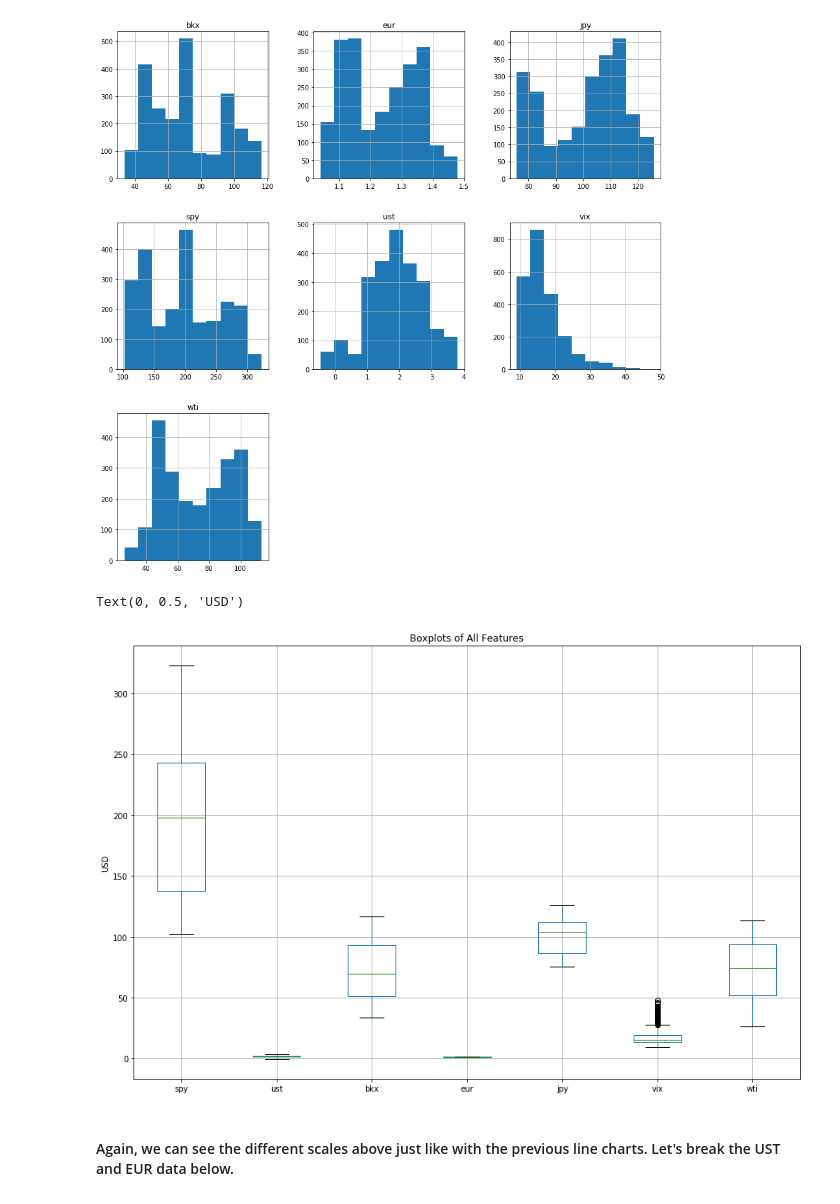
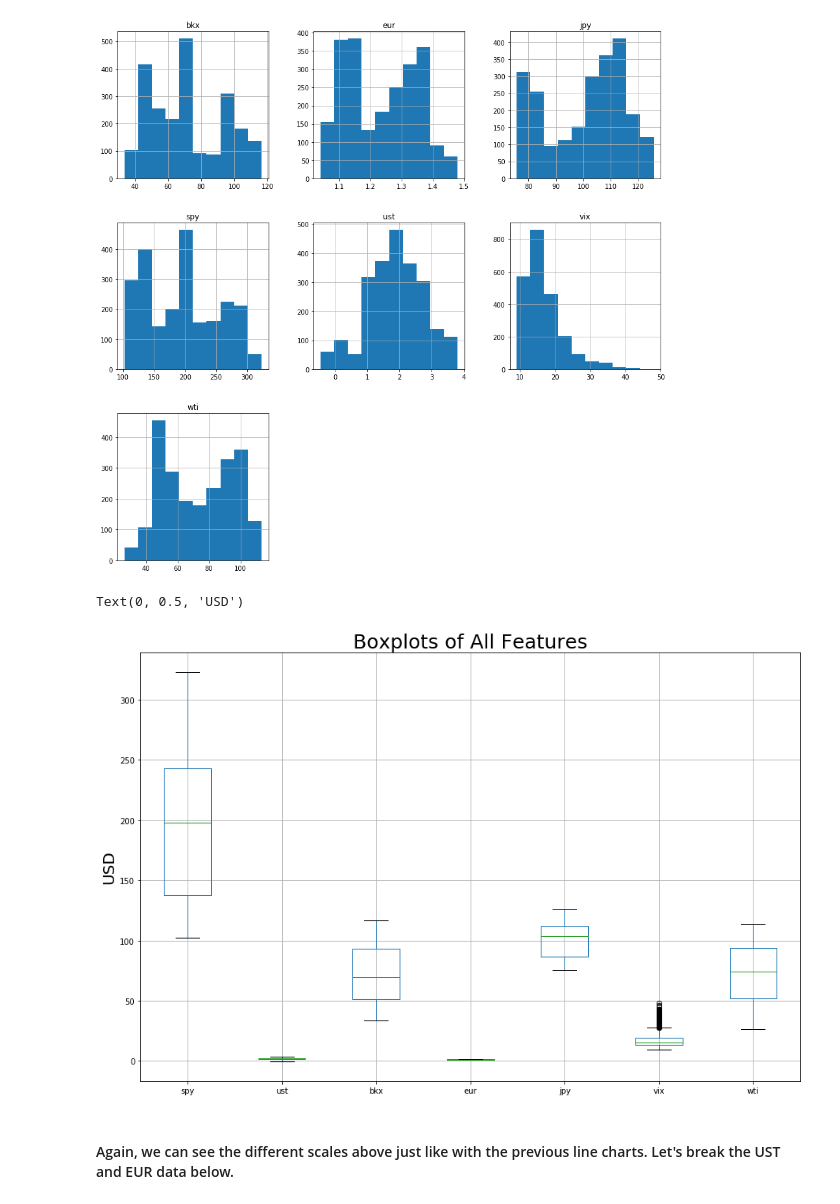
Before and after one commit to justinbosscher/SPY_model, a Jupyter notebook: SPY_model.ipynb, the cells around one changed output. Saved outputs shown, nothing was run; the diff lists cells and outputs as text; code cells hidden in the pictures.

```diff
--- a/SPY_model.ipynb
+++ b/SPY_model.ipynb
@@ -430,11 +430,11 @@ Text(0.5, 1.0, 'Histograms of All Features')
 # %%
 # Boxplots
 total_df.boxplot(figsize=(15,10))
-plt.title('Boxplots of All Features')
-plt.ylabel('USD')
+plt.title('Boxplots of All Features', size=25)
+plt.ylabel('USD', size=20)
 # %% [output]
 Text(0, 0.5, 'USD')
-[figure, old version]
+[figure, new version]
 # %% [markdown]
 #### Again, we can see the different scales above just like with the previous line charts. Let's break the UST and EUR data below.
 # %%
```
Also changed, not shown: parts of 39 cells of this notebook, 2 other files.
